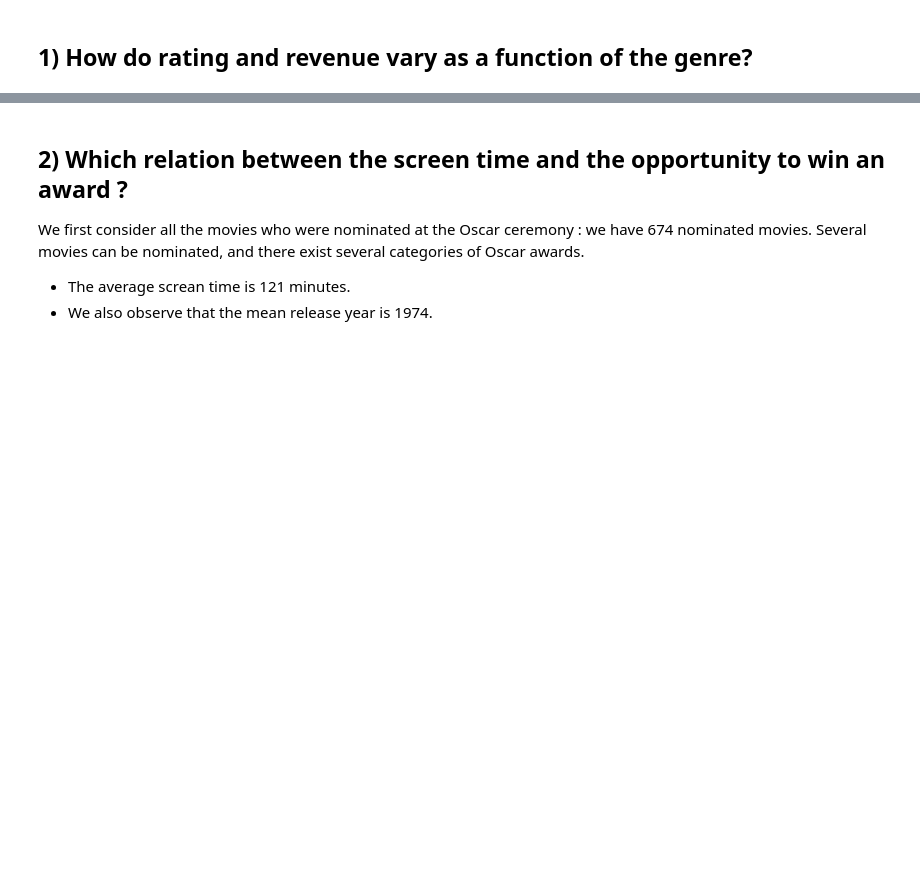
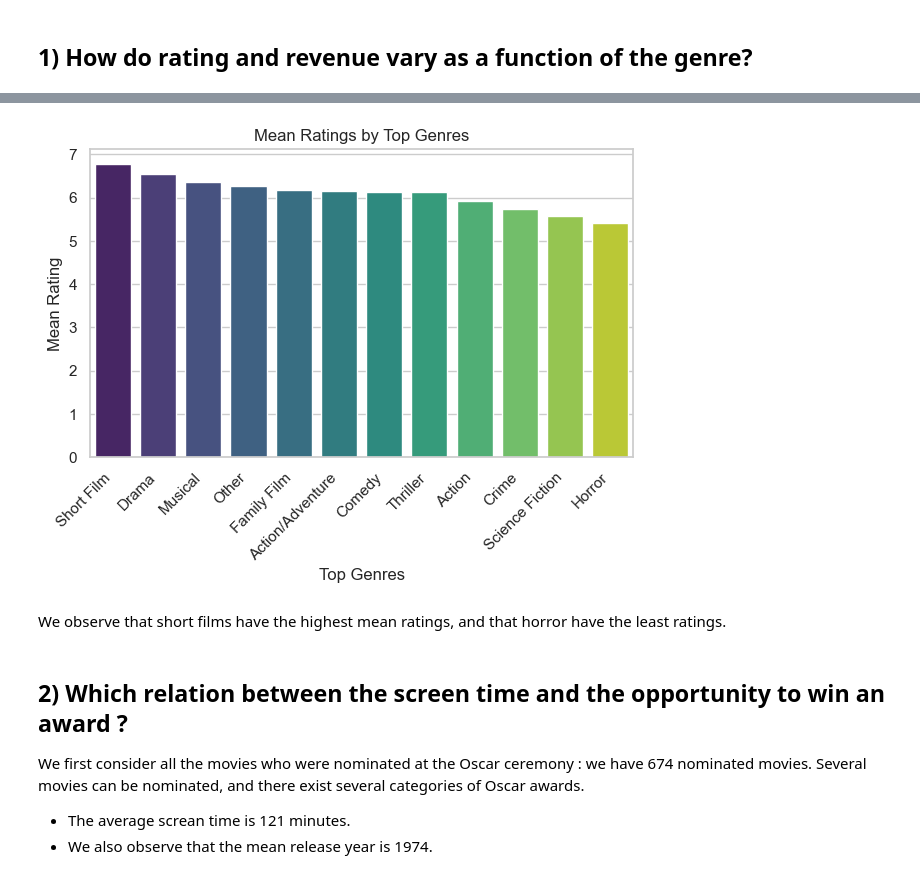
Before and after one commit to epfl-ada/ada-2023-project-bavmaresearch, a Jupyter notebook: Code/analysis_milestone_2.ipynb, the cells around one changed output, grey strips where cells are left out. Cells and saved outputs as stored; diff of their text form; code cells hidden in the pictures; blank space fills up the shorter version.

```diff
--- a/Code/analysis_milestone_2.ipynb
+++ b/Code/analysis_milestone_2.ipynb
@@ -141,3 +166,33 @@ plt.show()
+# %%
+import matplotlib.pyplot as plt
+import seaborn as sns
+
+# Assuming df_movie is your DataFrame and 'Top_genres' is a column in it
+
+# Use seaborn for better style
+sns.set(style="whitegrid")
+
+# Group by 'Top_genres' and calculate the mean of 'averageRating'
+mean_ratings = df_movie.groupby('Top_genres')['averageRating'].mean().reset_index()
+
+# Plotting with Seaborn
+plt.figure(figsize=(7, 4))
+sns.barplot(x='Top_genres', y='averageRating', data=mean_ratings, order=mean_ratings.sort_values('averageRating', ascending=False)['Top_genres'], palette='viridis')
+
+# Set plot labels and title
+plt.title('Mean Ratings by Top Genres')
+plt.xlabel('Top Genres')
+plt.ylabel('Mean Rating')
+
+# Rotate x-axis labels for better readability (optional)
+plt.xticks(rotation=45, ha='right')
+
+# Show the plot
+plt.show()
+# %% [output]
+[figure, added]
+# %% [markdown]
+We observe that short films have the highest mean ratings, and that horror have the least ratings.
 # %% [markdown]
 ## 2) Which relation between the screen time and the opportunity to win an award ?
 
```
Also changed, not shown: parts of 4 cells of this notebook.
